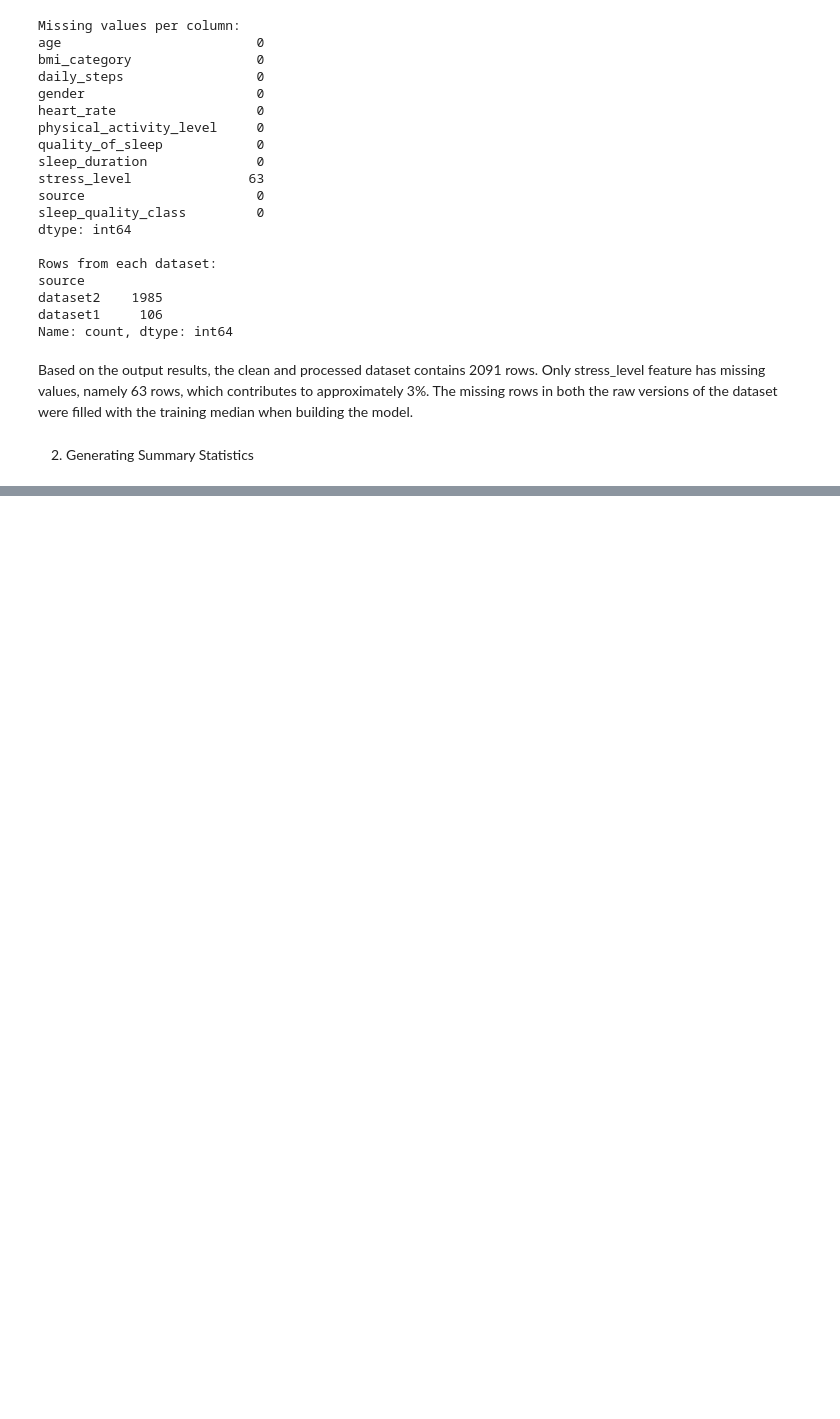
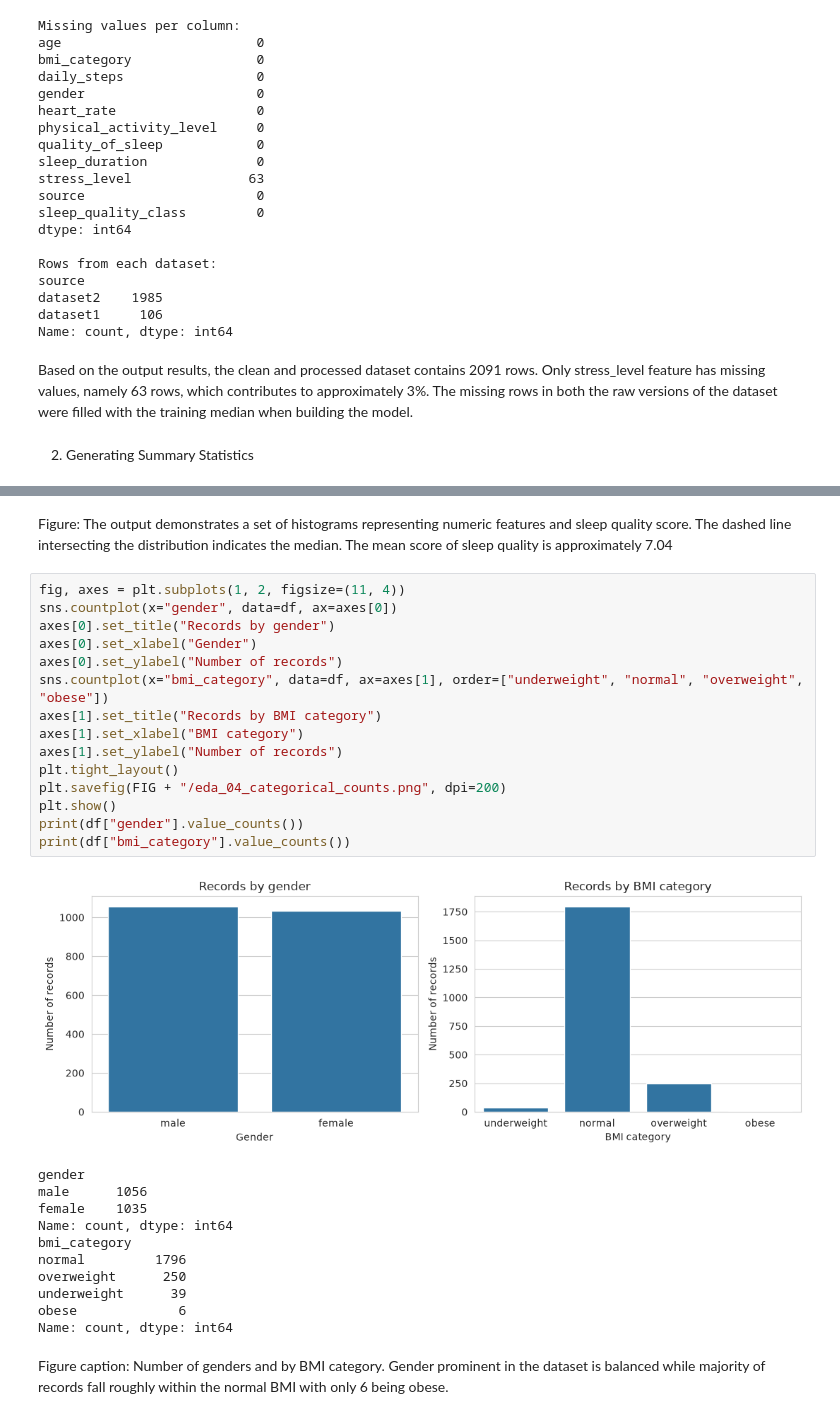
Before and after one commit to HamsMSaidam/QUALIFY, a Jupyter notebook: notebooks/02_EDA_layan.ipynb, the cells around one changed output, grey strips where cells are left out. Drawn from its saved outputs; the diff is of its cells as text; blank space fills up the shorter version.

```diff
--- a/notebooks/02_EDA_layan.ipynb
+++ b/notebooks/02_EDA_layan.ipynb
@@ -101,0 +186,31 @@ Based on the output results, the clean and processed dataset contains 2091 rows.
+# %% [markdown]
+Figure: The output demonstrates a set of histograms representing numeric features and sleep quality score. The dashed line intersecting the distribution indicates the median. The mean score of sleep quality is approximately 7.04
+# %%
+fig, axes = plt.subplots(1, 2, figsize=(11, 4))
+sns.countplot(x="gender", data=df, ax=axes[0])
+axes[0].set_title("Records by gender")
+axes[0].set_xlabel("Gender")
+axes[0].set_ylabel("Number of records")
+sns.countplot(x="bmi_category", data=df, ax=axes[1], order=["underweight", "normal", "overweight", "obese"])
+axes[1].set_title("Records by BMI category")
+axes[1].set_xlabel("BMI category")
+axes[1].set_ylabel("Number of records")
+plt.tight_layout()
+plt.savefig(FIG + "/eda_04_categorical_counts.png", dpi=200)
+plt.show()
+print(df["gender"].value_counts())
+print(df["bmi_category"].value_counts())
+# %% [output]
+[figure, added]
+gender
+male      1056
+female    1035
+Name: count, dtype: int64
+bmi_category
+normal         1796
+overweight      250
+underweight      39
+obese             6
+Name: count, dtype: int64
+# %% [markdown]
+Figure caption: Number of genders and by BMI category. Gender prominent in the dataset is balanced while majority of records fall roughly within the normal BMI with only 6 being obese.
```
Also changed, not shown: parts of 8 cells of this notebook, 4 other files.
